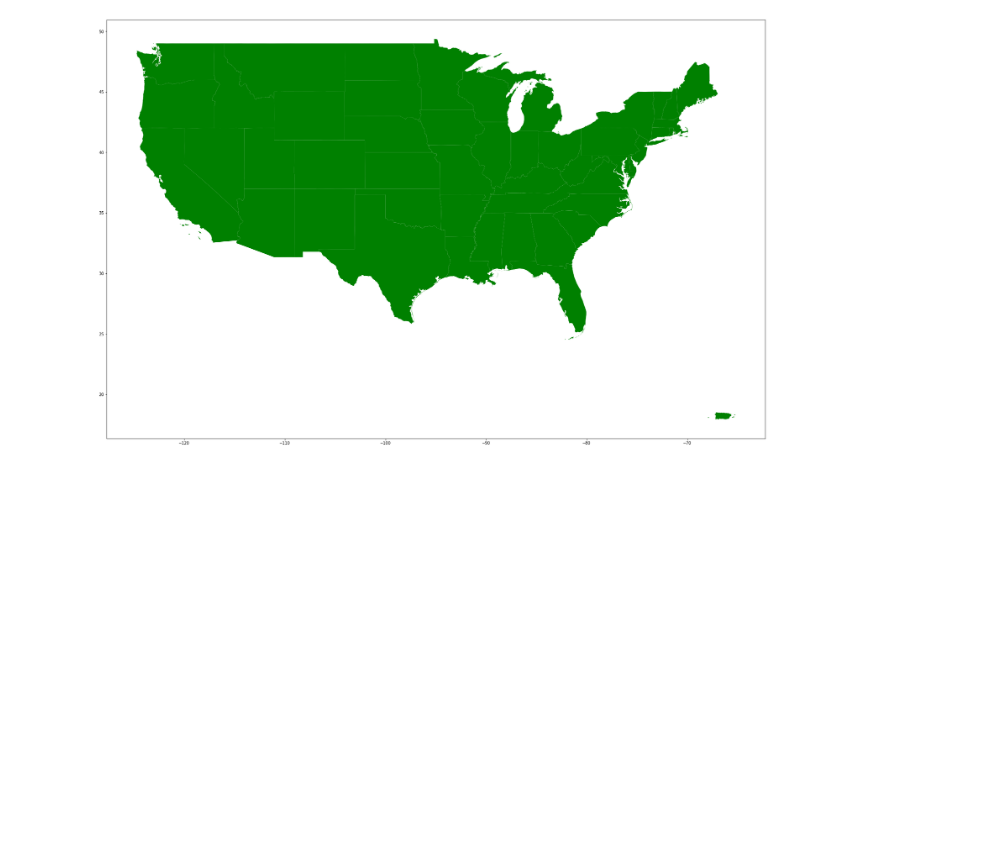
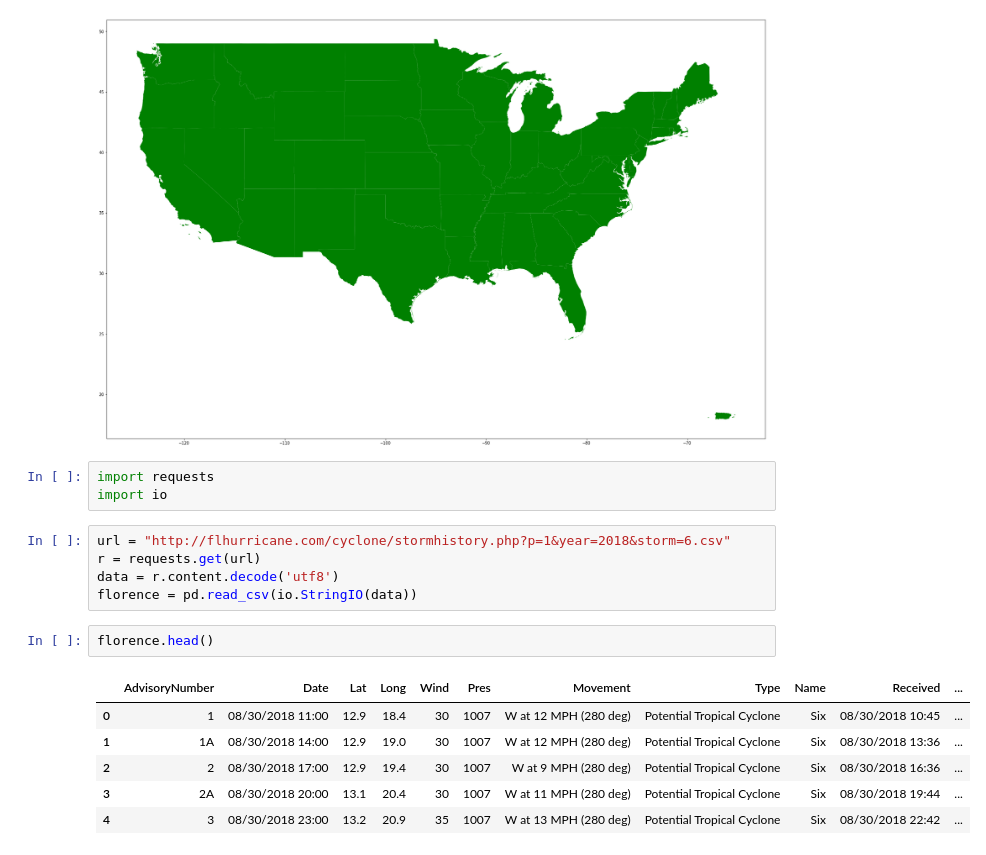
Before and after one commit to Malcolm206/Intro_Geospatial_Data, a Jupyter notebook: Untitled.ipynb, the cells around one changed output. Cells and saved outputs as stored; diff of their text form; blank space fills up the shorter version.

Commit message:
adds hurricane data directly from url to pandas dataframe

```diff
--- a/Untitled.ipynb
+++ b/Untitled.ipynb
@@ -39,3 +39,20 @@ country.plot()
 country[country['NAME'].isin(['Alaska', 'Hawaii']) == False].plot(figsize = [30, 20], color = 'Green');
 # %% [output]
 [figure]
+# %%
+import requests
+import io
+# %%
+url = "http://flhurricane.com/cyclone/stormhistory.php?p=1&year=2018&storm=6.csv"
+r = requests.get(url)
+data = r.content.decode('utf8')
+florence = pd.read_csv(io.StringIO(data))
+# %%
+florence.head()
+# %% [output]
+|  | AdvisoryNumber | Date | Lat | Long | Wind | Pres | Movement | Type | Name | Received | ... |
+| 0 | 1 | 08/30/2018 11:00 | 12.9 | 18.4 | 30 | 1007 | W at 12 MPH (280 deg) | Potential Tropical Cyclone | Six | 08/30/2018 10:45 | ... |
+| 1 | 1A | 08/30/2018 14:00 | 12.9 | 19.0 | 30 | 1007 | W at 12 MPH (280 deg) | Potential Tropical Cyclone | Six | 08/30/2018 13:36 | ... |
+| 2 | 2 | 08/30/2018 17:00 | 12.9 | 19.4 | 30 | 1007 | W at 9 MPH (280 deg) | Potential Tropical Cyclone | Six | 08/30/2018 16:36 | ... |
+| 3 | 2A | 08/30/2018 20:00 | 13.1 | 20.4 | 30 | 1007 | W at 11 MPH (280 deg) | Potential Tropical Cyclone | Six | 08/30/2018 19:44 | ... |
+| 4 | 3 | 08/30/2018 23:00 | 13.2 | 20.9 | 35 | 1007 | W at 13 MPH (280 deg) | Potential Tropical Cyclone | Six | 08/30/2018 22:42 | ... |
```
